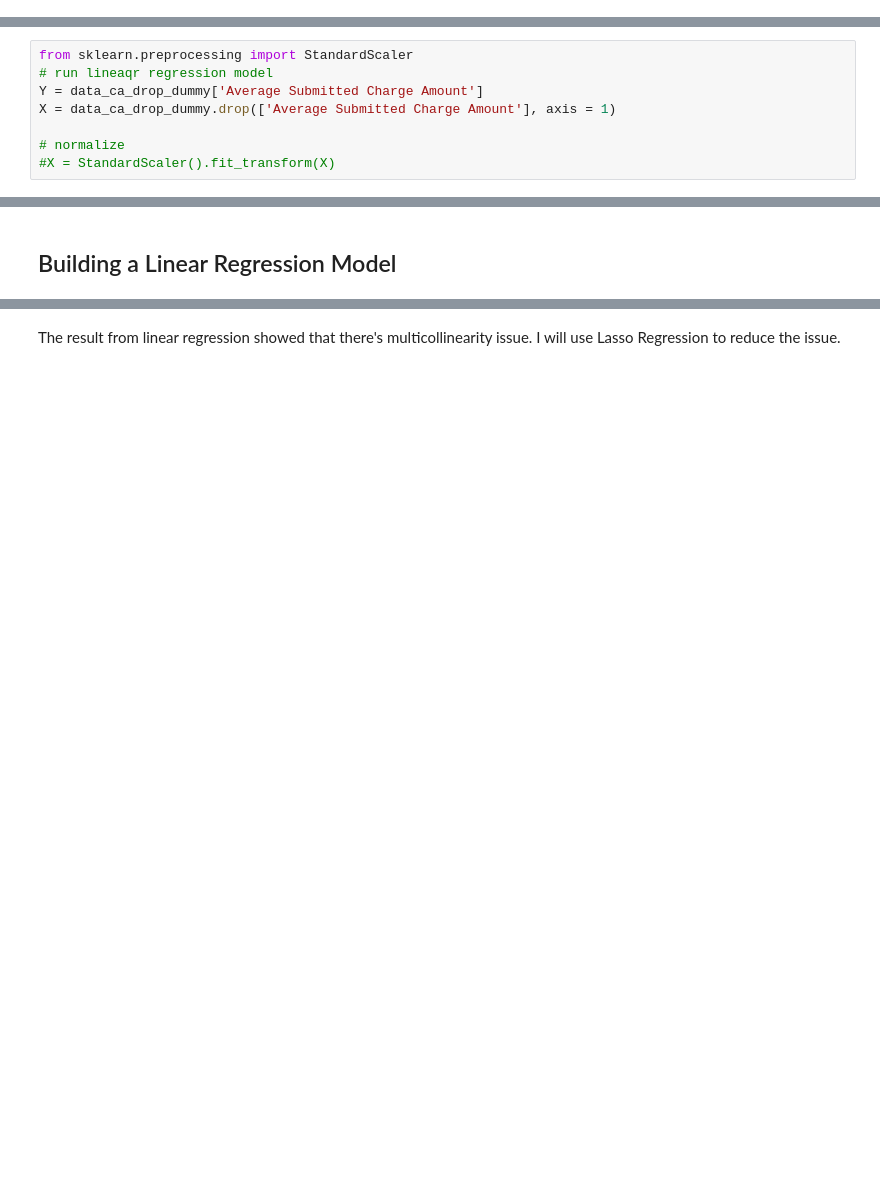
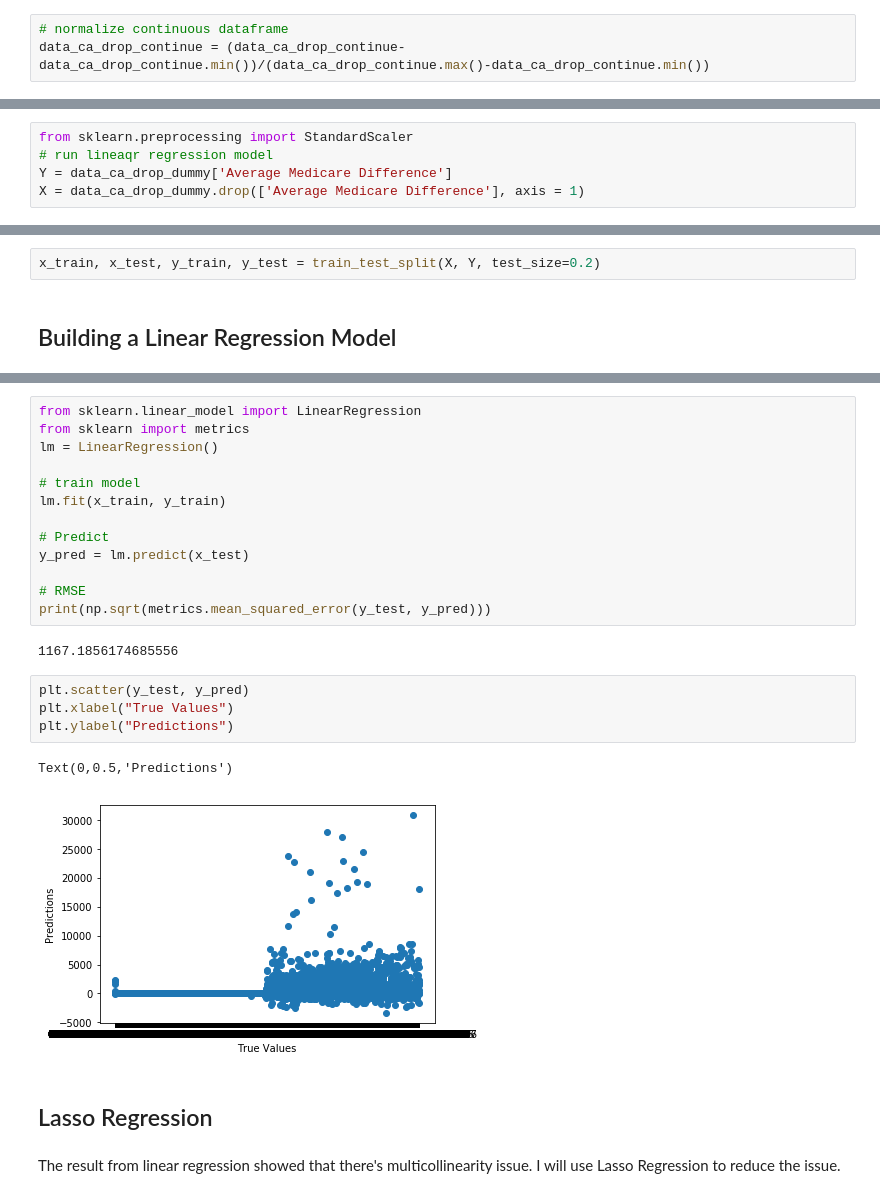
Before and after one commit to chvbs2000/SpringBoard, a Jupyter notebook: Capstone_Project1/analysis.ipynb, the cells around one changed output, grey strips where cells are left out. Drawn from its saved outputs; the diff is of its cells as text; blank space fills up the shorter version.

```diff
--- a/Capstone_Project1/analysis.ipynb
+++ b/Capstone_Project1/analysis.ipynb
@@ -327,0 +312,3 @@ print(data_ca_drop_dummy.shape)
+# %%
+# normalize continuous dataframe
+data_ca_drop_continue = (data_ca_drop_continue-data_ca_drop_continue.min())/(data_ca_drop_continue.max()-data_ca_drop_continue.min())
@@ -332,8 +327,5 @@ print(data_ca_drop_dummy.shape)
 # %%
 from sklearn.preprocessing import StandardScaler
 # run lineaqr regression model
-Y = data_ca_drop_dummy['Average Submitted Charge Amount']
-X = data_ca_drop_dummy.drop(['Average Submitted Charge Amount'], axis = 1)
-
-# normalize
-#X = StandardScaler().fit_transform(X)
+Y = data_ca_drop_dummy['Average Medicare Difference']
+X = data_ca_drop_dummy.drop(['Average Medicare Difference'], axis = 1)
@@ -340,2 +334,4 @@ X = data_ca_drop_dummy.drop(['Average Submitted Charge Amount'], axis = 1)
+# %%
+x_train, x_test, y_train, y_test = train_test_split(X, Y, test_size=0.2)
 # %% [markdown]
 ## Building a Linear Regression Model
@@ -352,2 +354,26 @@ print (results.summary())
+# %%
+from sklearn.linear_model import LinearRegression
+from sklearn import metrics
+lm = LinearRegression()
+
+# train model
+lm.fit(x_train, y_train)
+
+# Predict
+y_pred = lm.predict(x_test)
+
+# RMSE
+print(np.sqrt(metrics.mean_squared_error(y_test, y_pred)))
+# %% [output]
+1167.1856174685556
+# %%
+plt.scatter(y_test, y_pred)
+plt.xlabel("True Values")
+plt.ylabel("Predictions")
+# %% [output]
+Text(0,0.5,'Predictions')
+[figure, added]
+# %% [markdown]
+## Lasso Regression
 # %% [markdown]
 The result from linear regression showed that there's multicollinearity issue. I will use Lasso Regression to reduce the issue.
```
Also changed, not shown: parts of 21 cells of this notebook.
